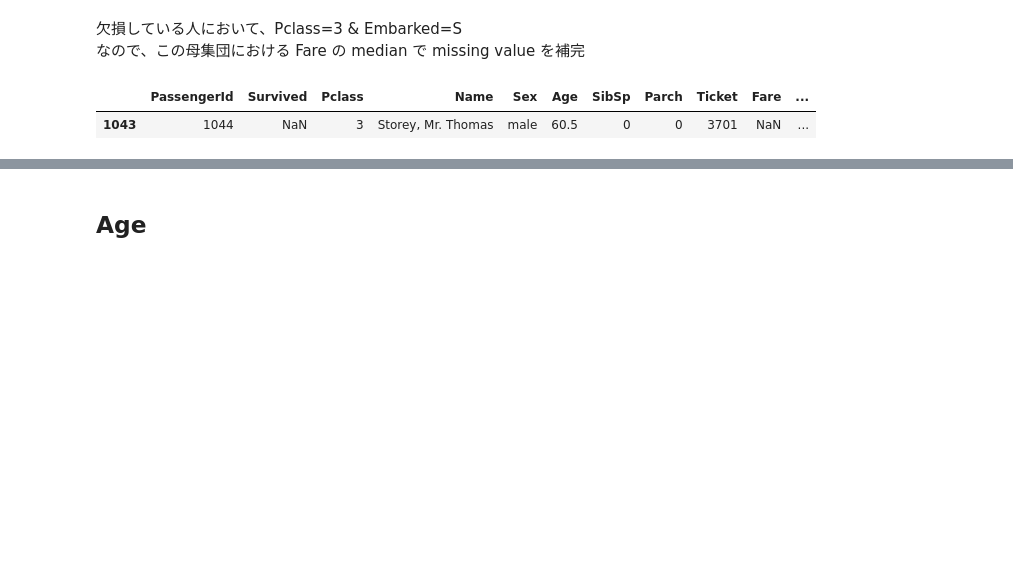
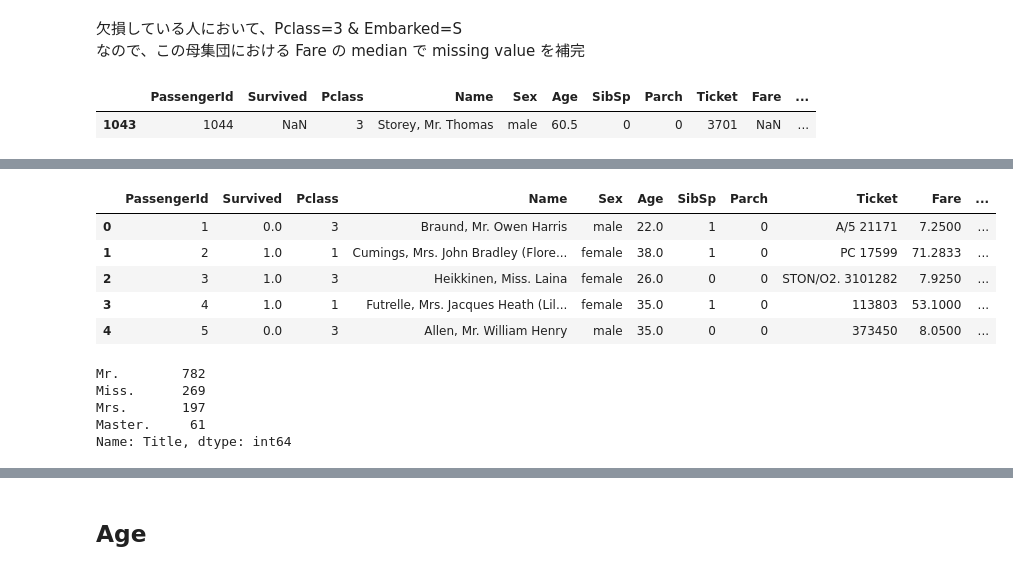
Before and after one commit to onakasuitacity/kaggle-titanic, a Jupyter notebook: code/EDA.ipynb, the cells around one changed output, grey strips where cells are left out. Drawn from its saved outputs; the diff is of its cells as text; code cells hidden in the pictures; blank space fills up the shorter version.

```diff
--- a/code/EDA.ipynb
+++ b/code/EDA.ipynb
@@ -66,0 +84,11 @@ df['Fare'].fillna(df.query('Pclass==3 & Embarked=="S"')['Fare'].median(), inplac
+# %%
+titles = [
+    "Mr.", "Miss.", "Mrs.", "Master.", "Dr.", "Rev.", "Col.", "Ms.",
+    "Mlle.", "Mme.", "Capt.", "Countess.", "Major.", "Jonkheer.", "Don.",
+    "Dona.", "Sir.", "Lady."
+]
+df["Title"] = None
+for title in titles:
+    df.loc[df["Name"].str.contains(title, regex=False), "Title"] = title
+
+df["Title"].value_counts()
@@ -66,0 +115,20 @@ df['Fare'].fillna(df.query('Pclass==3 & Embarked=="S"')['Fare'].median(), inplac
+# %%
+df.head()
+# %% [output]
+|  | PassengerId | Survived | Pclass | Name | Sex | Age | SibSp | Parch | Ticket | Fare | ... |
+| 0 | 1 | 0.0 | 3 | Braund, Mr. Owen Harris | male | 22.0 | 1 | 0 | A/5 21171 | 7.2500 | ... |
+| 1 | 2 | 1.0 | 1 | Cumings, Mrs. John Bradley (Flore... | female | 38.0 | 1 | 0 | PC 17599 | 71.2833 | ... |
+| 2 | 3 | 1.0 | 3 | Heikkinen, Miss. Laina | female | 26.0 | 0 | 0 | STON/O2. 3101282 | 7.9250 | ... |
+| 3 | 4 | 1.0 | 1 | Futrelle, Mrs. Jacques Heath (Lil... | female | 35.0 | 1 | 0 | 113803 | 53.1000 | ... |
+| 4 | 5 | 0.0 | 3 | Allen, Mr. William Henry | male | 35.0 | 0 | 0 | 373450 | 8.0500 | ... |
+# %%
+df.loc[(df["Title"] != "Master.") & (df["Sex"] == "male"), "Title"] = "Mr."
+df.loc[(df["Title"] != "Mrs.") & (df["Sex"] == "female"), "Title"] = "Miss."
+
+df["Title"].value_counts()
+# %% [output]
+Mr.        782
+Miss.      269
+Mrs.       197
+Master.     61
+Name: Title, dtype: int64
```
Also changed, not shown: parts of 6 cells of this notebook, 4 other files.
